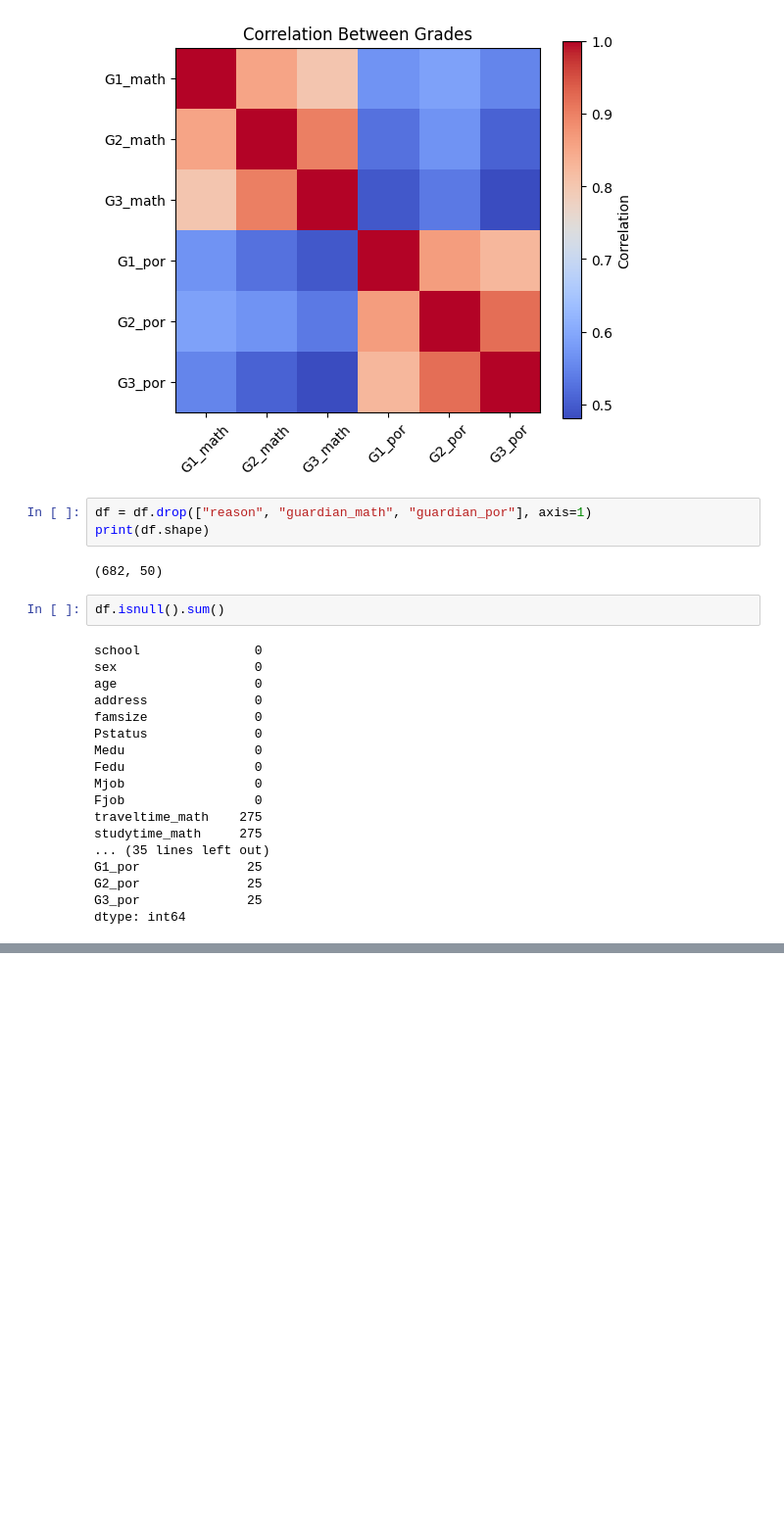
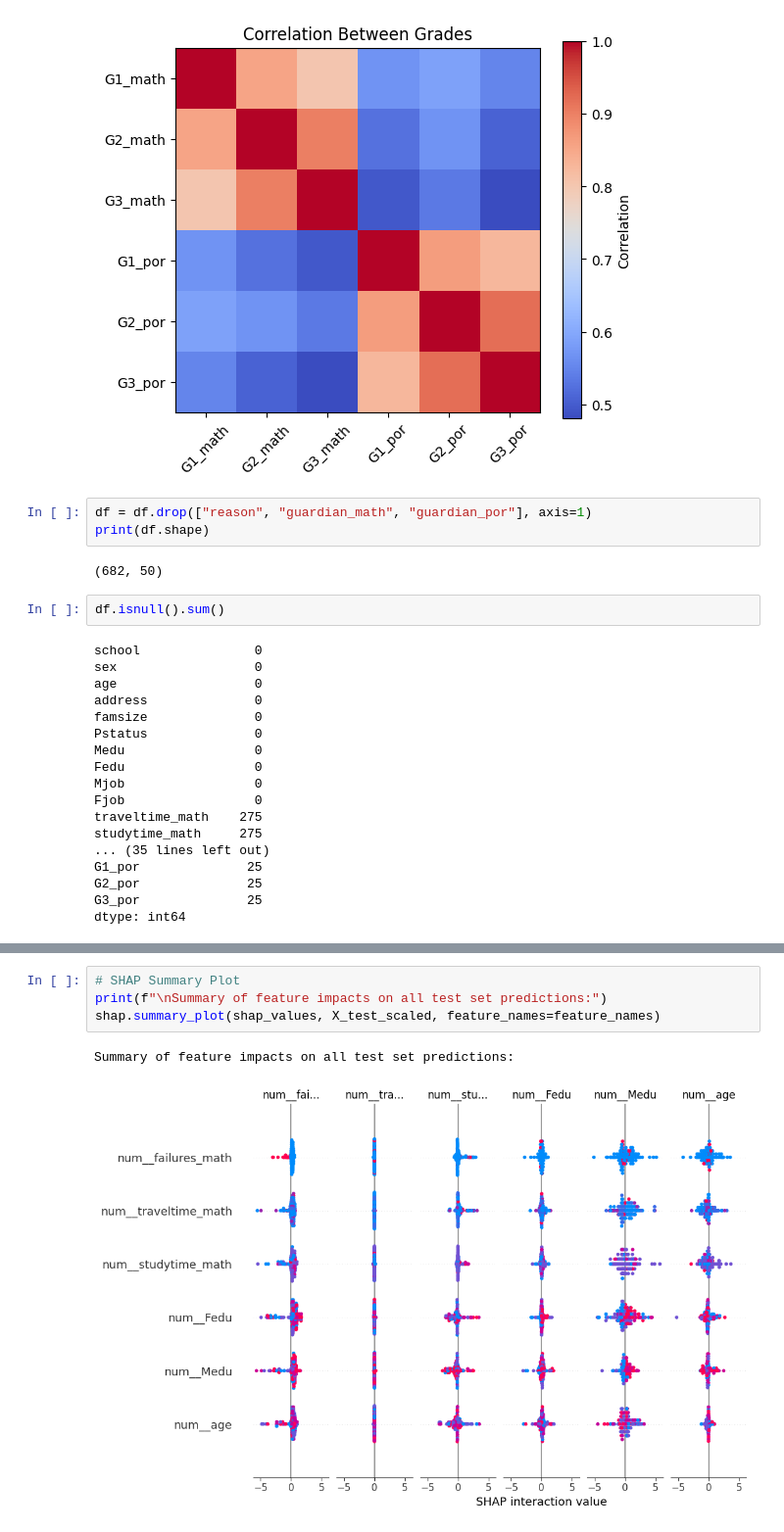
Before and after one commit to RwittikSarker/Machine-Learning-Project-Student_Performance_Predictor, a Jupyter notebook: student_performance_predictor.ipynb, the cells around one changed output, grey strips where cells are left out. Shown at 98% size. Cells and saved outputs as stored; diff of their text form; blank space fills up the shorter version.

```diff
--- a/student_performance_predictor.ipynb
+++ b/student_performance_predictor.ipynb
@@ -355,0 +635,7 @@ R2: 0.2474687273158418
+# %%
+# SHAP Summary Plot
+print(f"\nSummary of feature impacts on all test set predictions:")
+shap.summary_plot(shap_values, X_test_scaled, feature_names=feature_names)
+# %% [output]
+Summary of feature impacts on all test set predictions:
+[figure, added]
```
Also changed, not shown: parts of 19 cells of this notebook.
